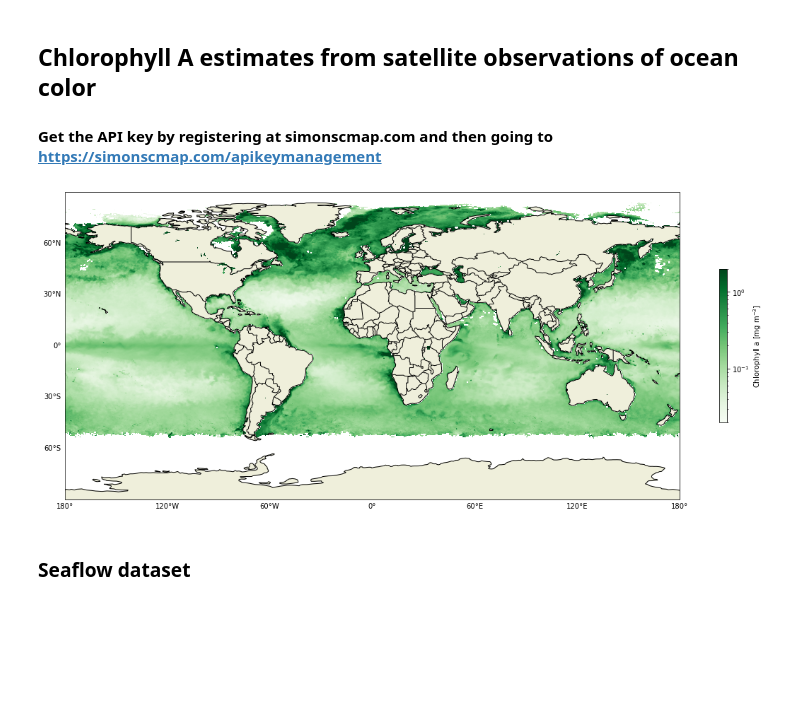
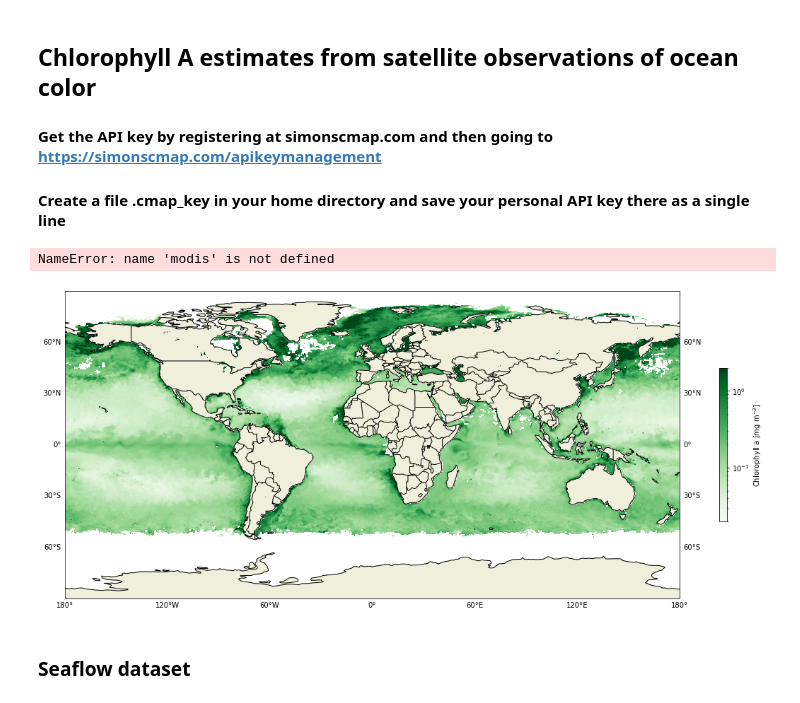
Before and after one commit to gmanuch/DataScienceOceanography, a Jupyter notebook: Tutorials/BO/phyto_tutorial.ipynb, the cells around one changed output. Saved outputs shown, nothing was run; the diff lists cells and outputs as text; code cells hidden in the pictures; blank space fills up the shorter version.

```diff
--- a/Tutorials/BO/phyto_tutorial.ipynb
+++ b/Tutorials/BO/phyto_tutorial.ipynb
@@ -53,48 +53,52 @@ import xarray as xr
 ## Chlorophyll A estimates from satellite observations of ocean color
 
 #### Get the API key by registering at simonscmap.com and then going to https://simonscmap.com/apikeymanagement
+
+#### Create a file .cmap_key in your home directory and save your personal API key there as a single line
 # %%
-key = '1z985f12-x4d8-1r5d-d1g9-0j90f2c5duk2'                    # enter you API key here
-api = pycmap.API(token=key) # call api using your unique api key
+key =!tail "$HOME/$usr/.cmap_key"    # reading the last line from a file using a system command
+api = pycmap.API(token=key[0])       # call api using your unique API key
 # %%
-api = pycmap.API(token='1z985f12-x4d8-1r5d-d1g9-0j90f2c5duk2')
 modis=api.query(
          '''
          SELECT [time], lat, lon, chl FROM tblCHL_REP
          WHERE
-         [time] BETWEEN '2016-06-01' AND '2016-07-01' AND
+         [time] BETWEEN '2016-06-01' AND '2016-06-16' AND
          lat BETWEEN -90 AND 90 AND
          lon BETWEEN -180 AND 180
          '''
          )
 df_rows = pd.DataFrame(modis).set_index(["time",  "lat", "lon"])
 ds = xr.Dataset.from_dataframe(df_rows)
+chl=ds['chl'].mean('time');
+# %%
+del modis, ds # free some memory by deleting the no longer needed variables.
+# %% [output]
+NameError: name 'modis' is not defined
 # %%
-chl=ds['chl'].mean('time');
 
 cmap=plt.get_cmap('Greens')
 
 plt.figure(figsize=(20,8))
 ax = plt.axes(projection=ccrs.PlateCarree())
 
 gl=ax.gridlines(draw_labels=True)
 gl.top_labels = False
-gl.right_labels = False
 gl.xlines=None
 gl.ylines=None
 
 im=plt.imshow(chl,
            cmap=cmap,
            norm=LogNorm(vmin=0.02, vmax=2),
            extent=[-180,180,90,-90])
 plt.colorbar(im,shrink=0.5, label='Chlorophyll a [mg m$^{-3}$]')
 ax.invert_yaxis()
 
 ax.add_feature(cfeature.COASTLINE)
 ax.add_feature(cfeature.LAND)
 ax.add_feature(cfeature.BORDERS);
 # %% [output]
-[figure, old version]
+[figure, new version]
 # %% [markdown]
 ### Seaflow dataset
 # %%
```
Also changed, not shown: 3 other files.
